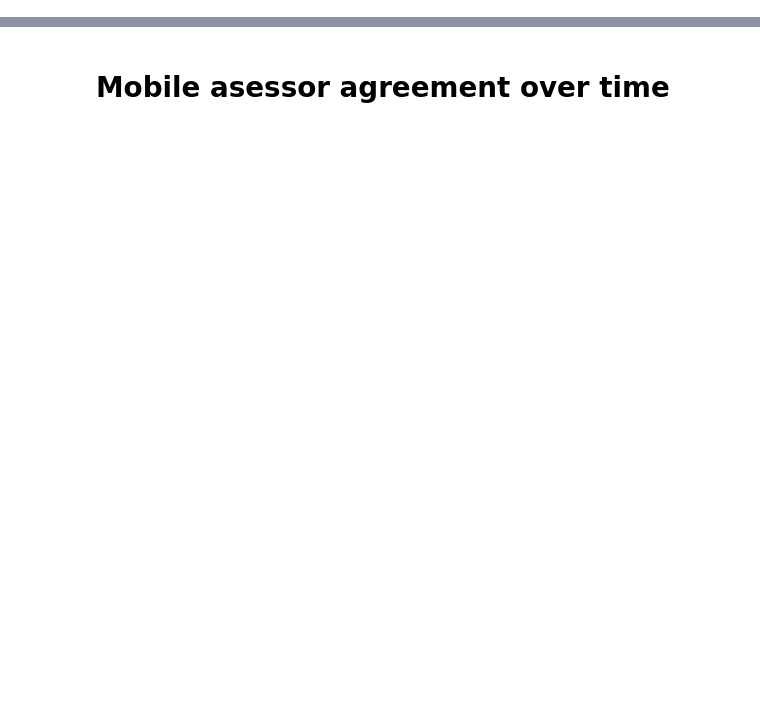
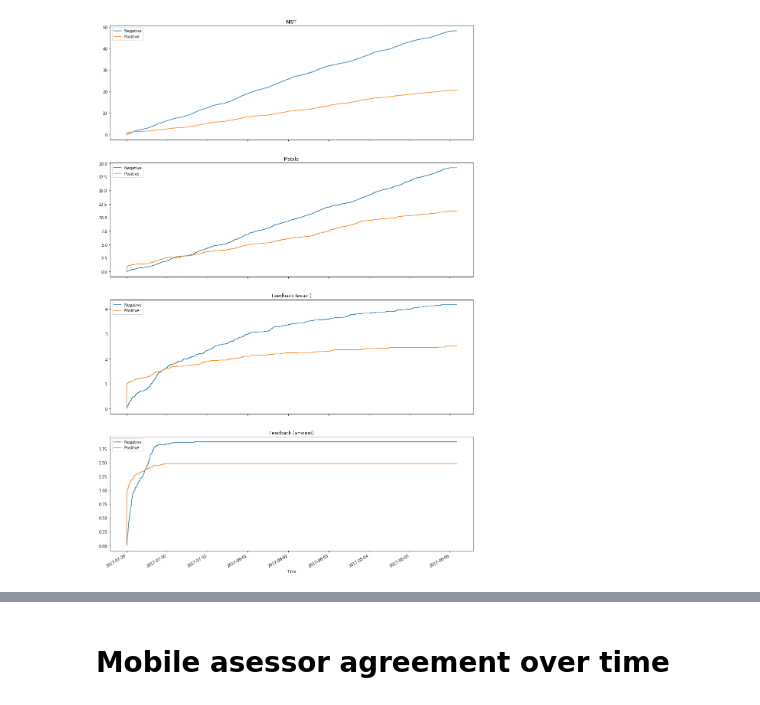
Before and after one commit to dimazest/flock, a Jupyter notebook: rocchio.ipynb, the cells around one changed output, grey strips where cells are left out. Saved outputs shown, nothing was run; the diff lists cells and outputs as text; code cells hidden in the pictures; blank space fills up the shorter version.

```diff
--- a/rocchio.ipynb
+++ b/rocchio.ipynb
@@ -233,0 +29,30 @@ sns.lmplot(
+# %%
+point_nist = r.read_point(
+    'ngram-length(3)_keep-spam(1)_language(en)_extract-retweets(0)_keep-retweets(1)_negative-distance-threshold(0.8)_sample(1)_feedback(nist).point'
+)
+# %%
+point_mobile = r.read_point(
+    'ngram-length(3)_keep-spam(1)_language(en)_extract-retweets(0)_keep-retweets(1)_negative-distance-threshold(0.8)_sample(1)_feedback(mobile-majority).point'
+)
+# %%
+point_feedback_exact = r.read_point(
+    'ngram-length(3)_feedback-pattern(mobile-majority)_feedback(nist)_pattern-mode(exact).point'
+)
+# %%
+point_feedback_amount = r.read_point(
+    'ngram-length(3)_feedback-pattern(mobile-majority)_feedback(nist)_pattern-mode(amount).point'
+)
+# %%
+_to_plot = [
+    (point_nist, 'NIST'),
+    (point_mobile, 'Mobile'),
+    (point_feedback_exact, 'Feedback (exact)'),
+    (point_feedback_amount, 'Feedback (amount)'),
+]
+
+fig, axs = plt.subplots(len(_to_plot), sharex=True, figsize=(17, 7 * len(_to_plot)))
+
+for ax, (point, title) in zip(axs, _to_plot):
+    r.plot_feedback(point, ax=ax, title=title)
+# %% [output]
+[figure, added]
```
Also changed, not shown: parts of 27 cells of this notebook, 1 other file.
